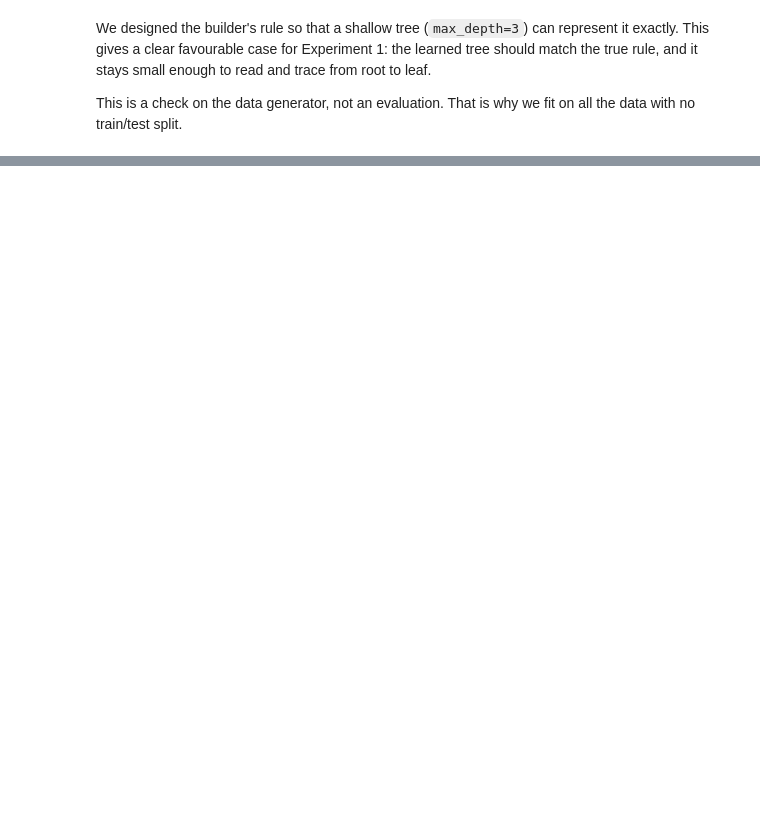
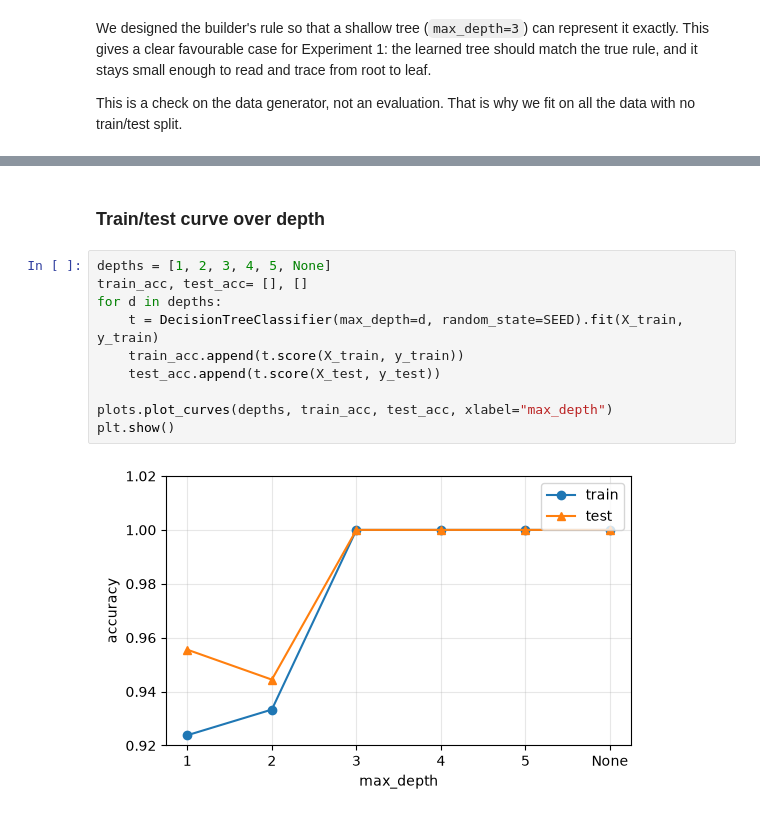
Before and after one commit to migasantunes/decision-trees-lego, a Jupyter notebook: notebooks/dev_a.ipynb, the cells around one changed output, grey strips where cells are left out. Saved outputs shown, nothing was run; the diff lists cells and outputs as text; blank space fills up the shorter version.

```diff
--- a/notebooks/dev_a.ipynb
+++ b/notebooks/dev_a.ipynb
@@ -94,0 +137,14 @@ Depth-3 tree recovers the rule with all three features
+# %% [markdown]
+### Train/test curve over depth
+# %%
+depths = [1, 2, 3, 4, 5, None]
+train_acc, test_acc= [], []
+for d in depths:
+    t = DecisionTreeClassifier(max_depth=d, random_state=SEED).fit(X_train, y_train)
+    train_acc.append(t.score(X_train, y_train))
+    test_acc.append(t.score(X_test, y_test))
+
+plots.plot_curves(depths, train_acc, test_acc, xlabel="max_depth")
+plt.show()
+# %% [output]
+[figure, added]
```
Also changed, not shown: parts of 15 cells of this notebook, 1 other file.
